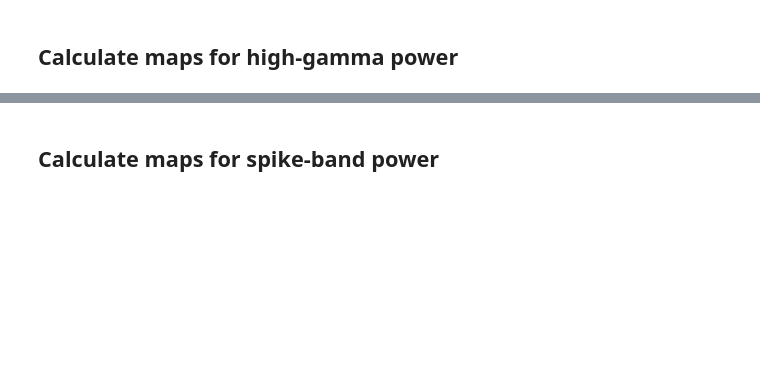
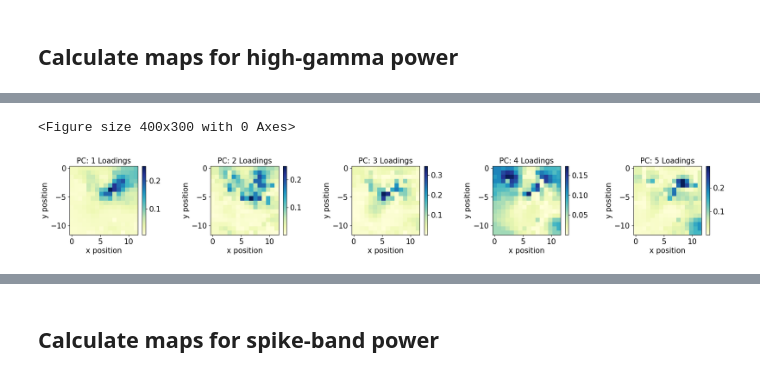
Before and after one commit to rcanfield2/ecog_np_targeting, a Jupyter notebook: ECoG_decoding.ipynb, the cells around one changed output, grey strips where cells are left out. Drawn from its saved outputs; the diff is of its cells as text; code cells hidden in the pictures; blank space fills up the shorter version.

```diff
--- a/ECoG_decoding.ipynb
+++ b/ECoG_decoding.ipynb
@@ -1597,0 +1678,27 @@ movement
+# %%
+
+data_map = aopy.visualization.get_data_map(evoked_resp/np.max(evoked_resp), elec_pos[:,0], elec_pos[:,1])
+im = aopy.visualization.plot_spatial_map(data_map, elec_pos[:,0], elec_pos[:,1], cmap='YlGnBu', ax=ax)
+# im.set_clim(0, .70)
+cb = plt.colorbar(im)
+ax.set_title('Evoked response')
+
+fig.tight_layout()
+plt.show()
+# %% [output]
+<Figure size 400x300 with 0 Axes>
+# %%
+loadings = sklearn.decomposition.PCA().fit(np.vstack(hgpower)).components_
+npc = 5
+fig, ax = plt.subplots(1,npc, figsize=(4*npc,3))
+for ipc in range(npc):
+    data_map,_ = aopy.visualization.calc_data_map(np.abs(loadings[ipc,:]), elec_pos[:,0], elec_pos[:,1], (16,16))
+    im = aopy.visualization.plot_spatial_map(data_map, elec_pos[:,0], elec_pos[:,1], cmap='YlGnBu', ax=ax[ipc])
+    # im.set_clim(, 10)
+    cb = plt.colorbar(im)
+    ax[ipc].set_title(f'PC: {ipc+1} Loadings')
+
+fig.tight_layout()
+plt.show()
+# %% [output]
+[figure, added]
```
Also changed, not shown: parts of 46 cells of this notebook, 9 other files.
